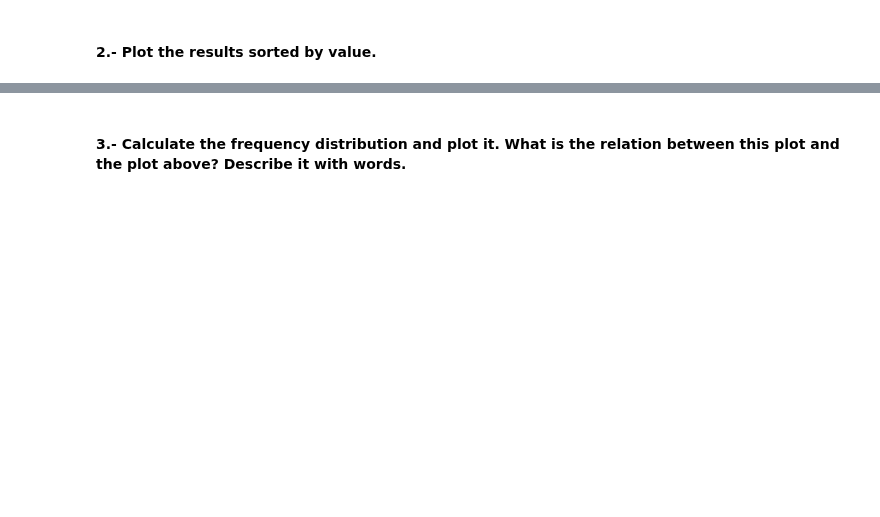
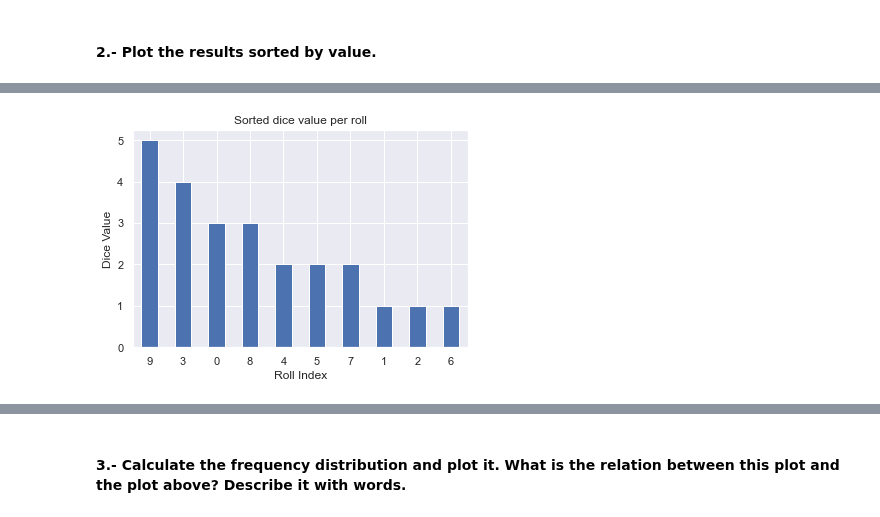
Before and after one commit to paoloironhack/data_analytics062020, a Jupyter notebook: labs/module_2/Descriptive-Stats/your-code/main.ipynb, the cells around one changed output, grey strips where cells are left out. Saved outputs shown, nothing was run; the diff lists cells and outputs as text; code cells hidden in the pictures; blank space fills up the shorter version.

Commit message:
paolo check descrpitve-stats-good

```diff
--- a/labs/module_2/Descriptive-Stats/your-code/main.ipynb
+++ b/labs/module_2/Descriptive-Stats/your-code/main.ipynb
@@ -58,3 +57,13 @@ df_sorted
+# %%
+#paolo: here requested plot ( ordered by value plotting each dice roll) was  bit different- check here and solution
+sorted_dice_results = df.sort_values(by="Outcome", ascending=False)
+sorted_dice_results.Outcome.plot(kind='bar', legend=None, rot=0)
+plt.xlabel('Roll Index')
+plt.ylabel('Dice Value')
+plt.title('Sorted dice value per roll')
+plt.show()
+# %% [output]
+[figure, added]
 # %%
 '''
 PLOT 2
```
Also changed, not shown: parts of 10 cells of this notebook.
